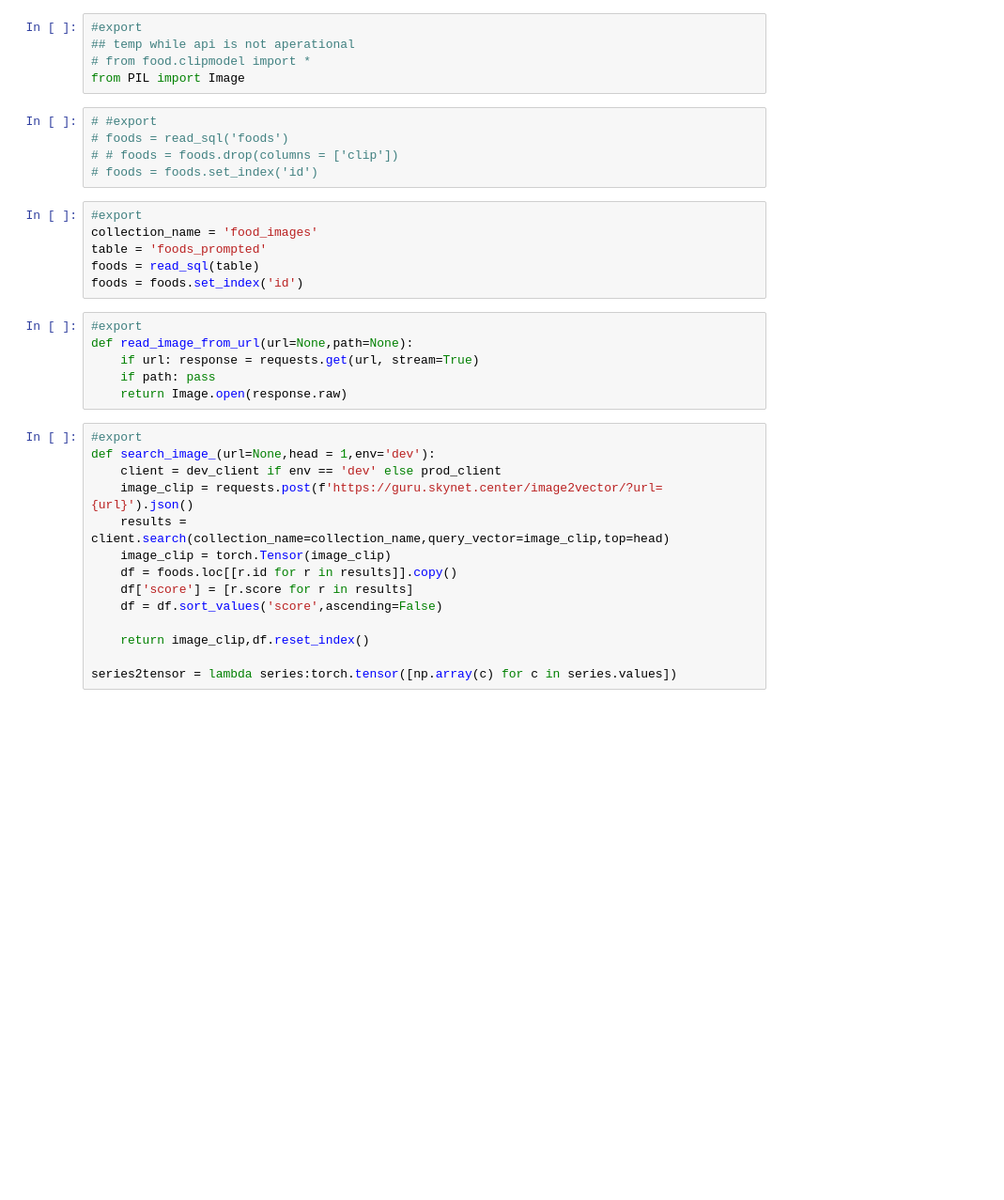
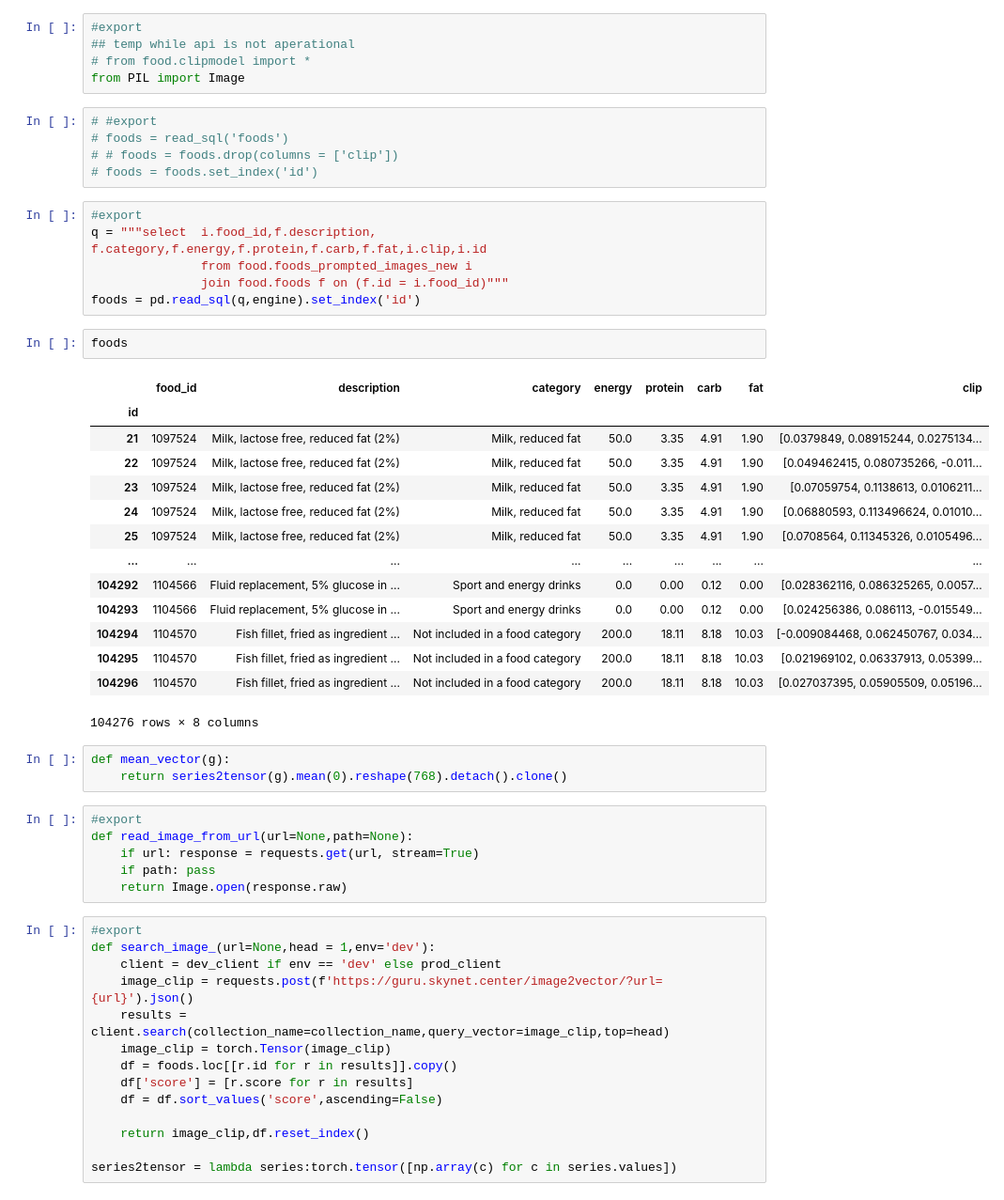
Before and after one commit to DmitriyG228/food, a Jupyter notebook: 01_search.ipynb, the cells around one changed output. Shown at 94% size. Drawn from its saved outputs; the diff is of its cells as text; blank space fills up the shorter version.

```diff
--- a/01_search.ipynb
+++ b/01_search.ipynb
@@ -24,12 +25,32 @@ from PIL import Image
 # foods = read_sql('foods')
 # # foods = foods.drop(columns = ['clip'])
 # foods = foods.set_index('id')
-# %%
-#export
-collection_name = 'food_images'
-table = 'foods_prompted'
-foods = read_sql(table)
-foods = foods.set_index('id')
+# %%
+#export
+q = """select  i.food_id,f.description, f.category,f.energy,f.protein,f.carb,f.fat,i.clip,i.id
+               from food.foods_prompted_images_new i
+               join food.foods f on (f.id = i.food_id)"""
+foods = pd.read_sql(q,engine).set_index('id')
+# %%
+foods
+# %% [output]
+|  | food_id | description | category | energy | protein | carb | fat | clip |
+| id |  |  |  |  |  |  |  |  |
+| 21 | 1097524 | Milk, lactose free, reduced fat (2%) | Milk, reduced fat | 50.0 | 3.35 | 4.91 | 1.90 | [0.0379849, 0.08915244, 0.0275134... |
+| 22 | 1097524 | Milk, lactose free, reduced fat (2%) | Milk, reduced fat | 50.0 | 3.35 | 4.91 | 1.90 | [0.049462415, 0.080735266, -0.011... |
+| 23 | 1097524 | Milk, lactose free, reduced fat (2%) | Milk, reduced fat | 50.0 | 3.35 | 4.91 | 1.90 | [0.07059754, 0.1138613, 0.0106211... |
+| 24 | 1097524 | Milk, lactose free, reduced fat (2%) | Milk, reduced fat | 50.0 | 3.35 | 4.91 | 1.90 | [0.06880593, 0.113496624, 0.01010... |
+| 25 | 1097524 | Milk, lactose free, reduced fat (2%) | Milk, reduced fat | 50.0 | 3.35 | 4.91 | 1.90 | [0.0708564, 0.11345326, 0.0105496... |
+| ... | ... | ... | ... | ... | ... | ... | ... | ... |
+| 104292 | 1104566 | Fluid replacement, 5% glucose in ... | Sport and energy drinks | 0.0 | 0.00 | 0.12 | 0.00 | [0.028362116, 0.086325265, 0.0057... |
+| 104293 | 1104566 | Fluid replacement, 5% glucose in ... | Sport and energy drinks | 0.0 | 0.00 | 0.12 | 0.00 | [0.024256386, 0.086113, -0.015549... |
+| 104294 | 1104570 | Fish fillet, fried as ingredient ... | Not included in a food category | 200.0 | 18.11 | 8.18 | 10.03 | [-0.009084468, 0.062450767, 0.034... |
+| 104295 | 1104570 | Fish fillet, fried as ingredient ... | Not included in a food category | 200.0 | 18.11 | 8.18 | 10.03 | [0.021969102, 0.06337913, 0.05399... |
+| 104296 | 1104570 | Fish fillet, fried as ingredient ... | Not included in a food category | 200.0 | 18.11 | 8.18 | 10.03 | [0.027037395, 0.05905509, 0.05196... |
+104276 rows × 8 columns
+# %%
+def mean_vector(g):
+    return series2tensor(g).mean(0).reshape(768).detach().clone()
 # %%
 #export
 def read_image_from_url(url=None,path=None):
```
Also changed, not shown: parts of 8 cells of this notebook, 19 other files.
